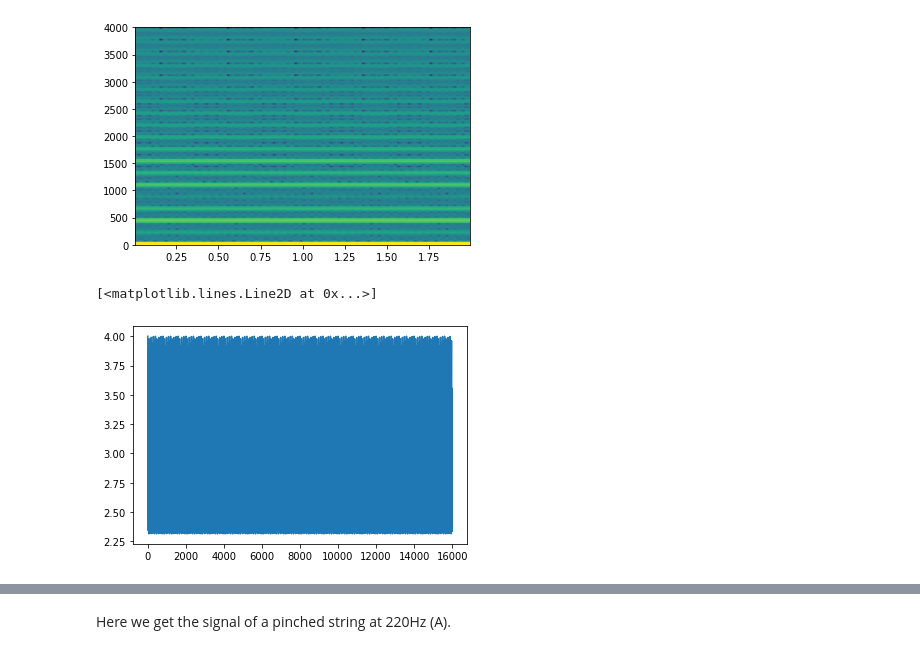
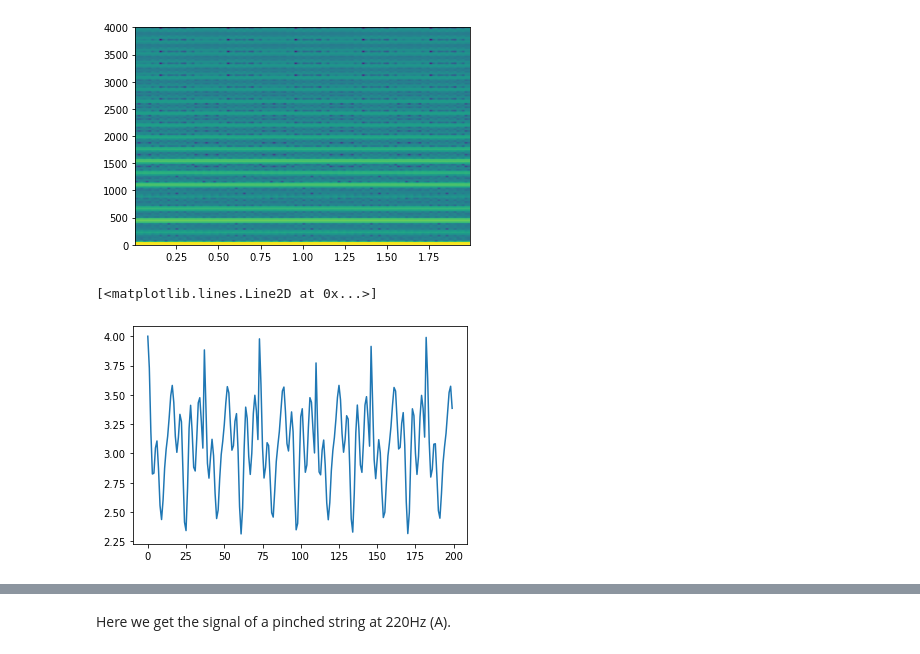
Before and after one commit to INRIA/zelus, a Jupyter notebook: pyzls/audio.ipynb, the cells around one changed output, grey strips where cells are left out. Drawn from its saved outputs; the diff is of its cells as text; code cells hidden in the pictures.

```diff
--- a/pyzls/audio.ipynb
+++ b/pyzls/audio.ipynb
@@ -110,10 +110,10 @@ _ = plt.specgram(samples, Fs=fs)
 # %% [output]
 [figure]
 # %%
-plt.plot(samples)
+plt.plot(samples[:200])
 # %% [output]
 [<matplotlib.lines.Line2D at 0x...>]
-[figure, old version]
+[figure, new version]
 # %% [markdown]
 ## Karplus-Strong synthesis
 
```
Also changed, not shown: parts of 12 cells of this notebook, 2 other files.
